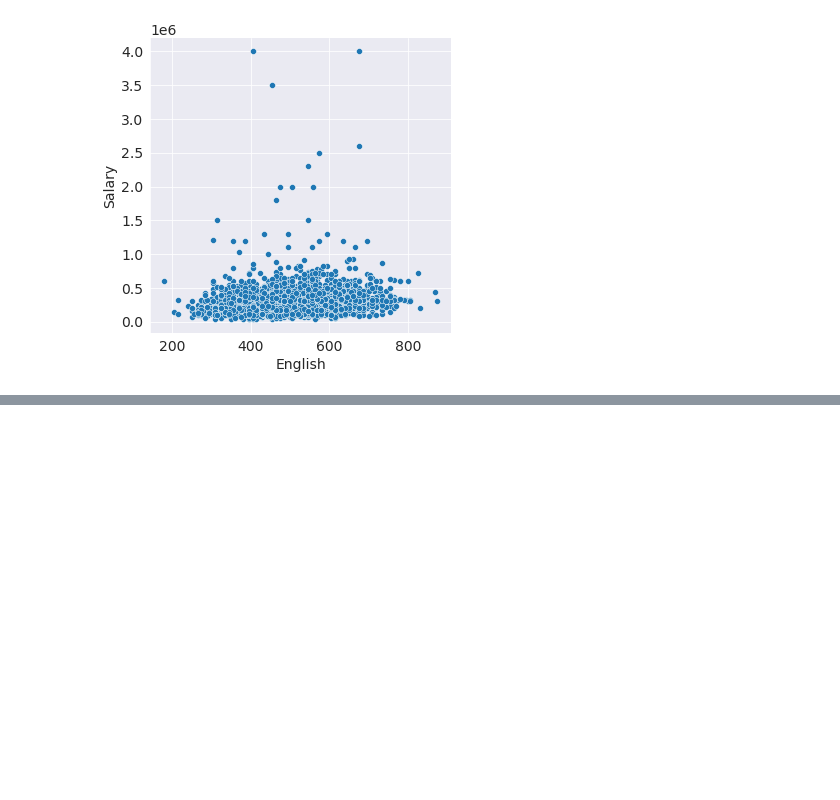
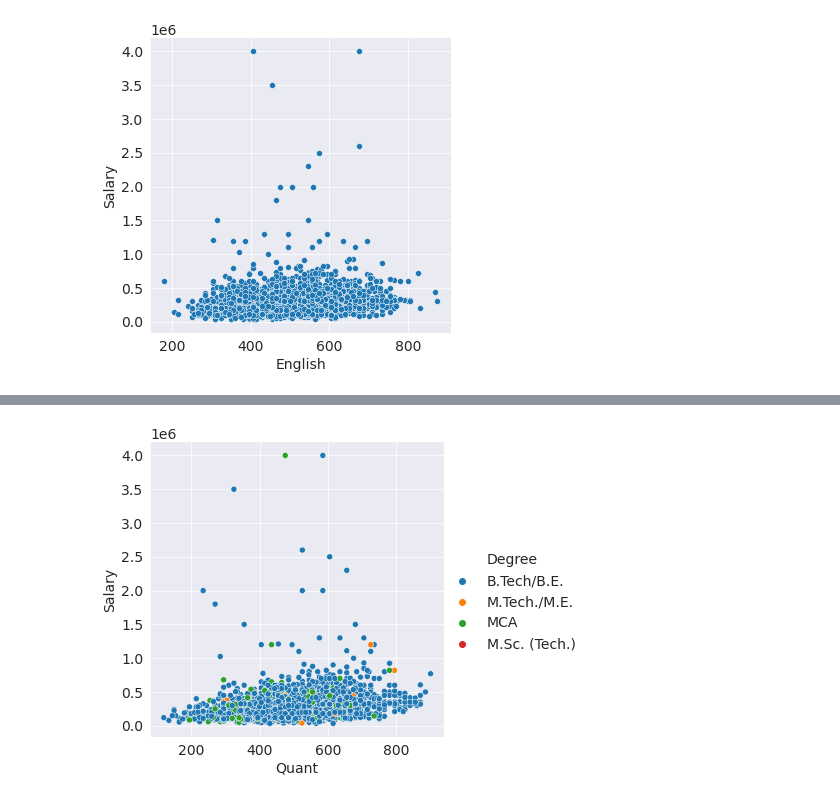
Before and after one commit to AMMLRepos/salary-prediction-engineering-graduates, a Jupyter notebook: Engineering_Graduates_Salary_Prediction.ipynb, the cells around one changed output, grey strips where cells are left out. Cells and saved outputs as stored; diff of their text form; code cells hidden in the pictures; blank space fills up the shorter version.

```diff
--- a/Engineering_Graduates_Salary_Prediction.ipynb
+++ b/Engineering_Graduates_Salary_Prediction.ipynb
@@ -187,0 +264,4 @@ sns.pairplot(engineering_df);
+# %%
+sns.relplot(x = "Quant", y = "Salary", data = engineering_df, hue = "Degree");
+# %% [output]
+[figure, added]
```
Also changed, not shown: parts of 18 cells of this notebook.
